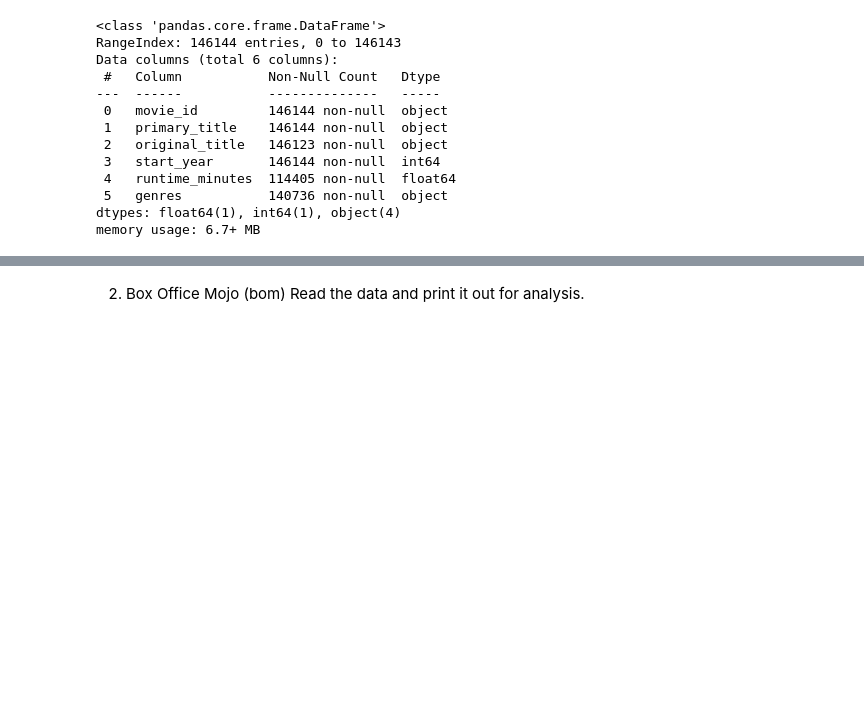
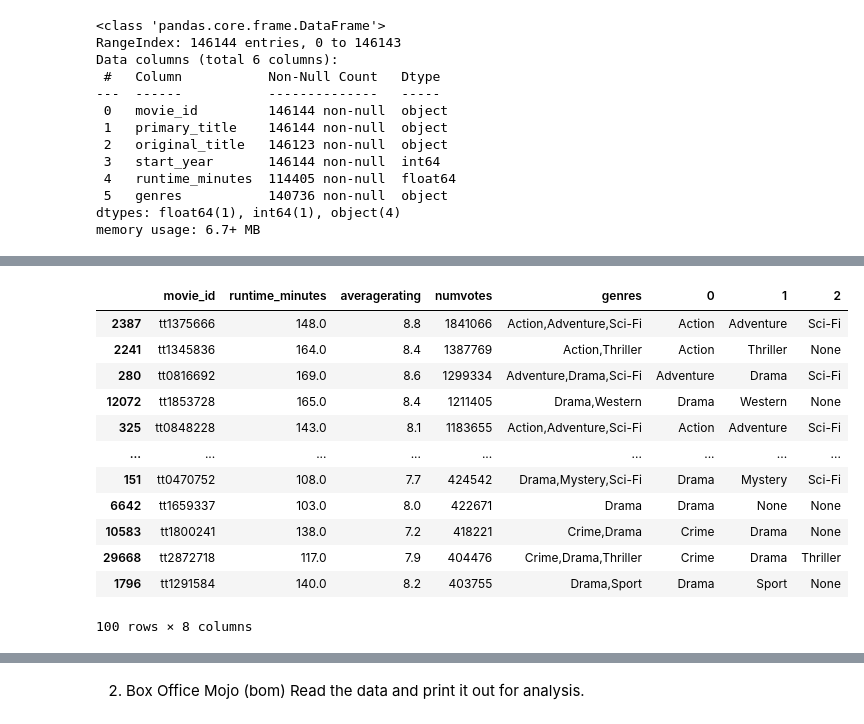
Before and after one commit to EstherMoringa/dsc-phase-1-project-v2-4, a Jupyter notebook: student.ipynb, the cells around one changed output, grey strips where cells are left out. Drawn from its saved outputs; the diff is of its cells as text; code cells hidden in the pictures; blank space fills up the shorter version.

```diff
--- a/student.ipynb
+++ b/student.ipynb
@@ -165,0 +217,5 @@ memory usage: 6.7+ MB
+# %%
+#From the output above we see there are null values in the 'runtime_minutes' and 'genres' columns
+#Drop rows with null values in the 'runtime_minutes' column
+merged_table_df = merged_table_df.dropna(subset=['runtime_minutes'])
+merged_table_df
@@ -165,0 +236,4 @@ memory usage: 6.7+ MB
+# %%
+#Drop rows with null values in the 'runtime_minutes' and 'genres' columns
+merged_table_df = merged_table_df.dropna(subset=['runtime_minutes', 'genres'])
+merged_table_df
@@ -165,0 +278,4 @@ memory usage: 6.7+ MB
+# %%
+sorted_numvotes = merged_table_df.sort_values(by='numvotes', ascending=False)
+
+sorted_numvotes.head(14000) #top 20 movies by number of votes
@@ -165,0 +296,4 @@ memory usage: 6.7+ MB
+# %%
+top_numgenres = sorted_numvotes.head(100).copy()
+
+top_numgenres
@@ -165,0 +314,18 @@ memory usage: 6.7+ MB
+# %%
+top_numgenres = pd.concat([top_numgenres, top_numgenres['genres'].str.split(',', expand=True)], axis=1)
+#split 'genres' into separate columns for each comma-separated genre listed
+top_numgenres
+# %% [output]
+|  | movie_id | runtime_minutes | averagerating | numvotes | genres | 0 | 1 | 2 |
+| 2387 | tt1375666 | 148.0 | 8.8 | 1841066 | Action,Adventure,Sci-Fi | Action | Adventure | Sci-Fi |
+| 2241 | tt1345836 | 164.0 | 8.4 | 1387769 | Action,Thriller | Action | Thriller | None |
+| 280 | tt0816692 | 169.0 | 8.6 | 1299334 | Adventure,Drama,Sci-Fi | Adventure | Drama | Sci-Fi |
+| 12072 | tt1853728 | 165.0 | 8.4 | 1211405 | Drama,Western | Drama | Western | None |
+| 325 | tt0848228 | 143.0 | 8.1 | 1183655 | Action,Adventure,Sci-Fi | Action | Adventure | Sci-Fi |
+| ... | ... | ... | ... | ... | ... | ... | ... | ... |
+| 151 | tt0470752 | 108.0 | 7.7 | 424542 | Drama,Mystery,Sci-Fi | Drama | Mystery | Sci-Fi |
+| 6642 | tt1659337 | 103.0 | 8.0 | 422671 | Drama | Drama | None | None |
+| 10583 | tt1800241 | 138.0 | 7.2 | 418221 | Crime,Drama | Crime | Drama | None |
+| 29668 | tt2872718 | 117.0 | 7.9 | 404476 | Crime,Drama,Thriller | Crime | Drama | Thriller |
+| 1796 | tt1291584 | 140.0 | 8.2 | 403755 | Drama,Sport | Drama | Sport | None |
+100 rows × 8 columns
```
Also changed, not shown: parts of 39 cells of this notebook.
